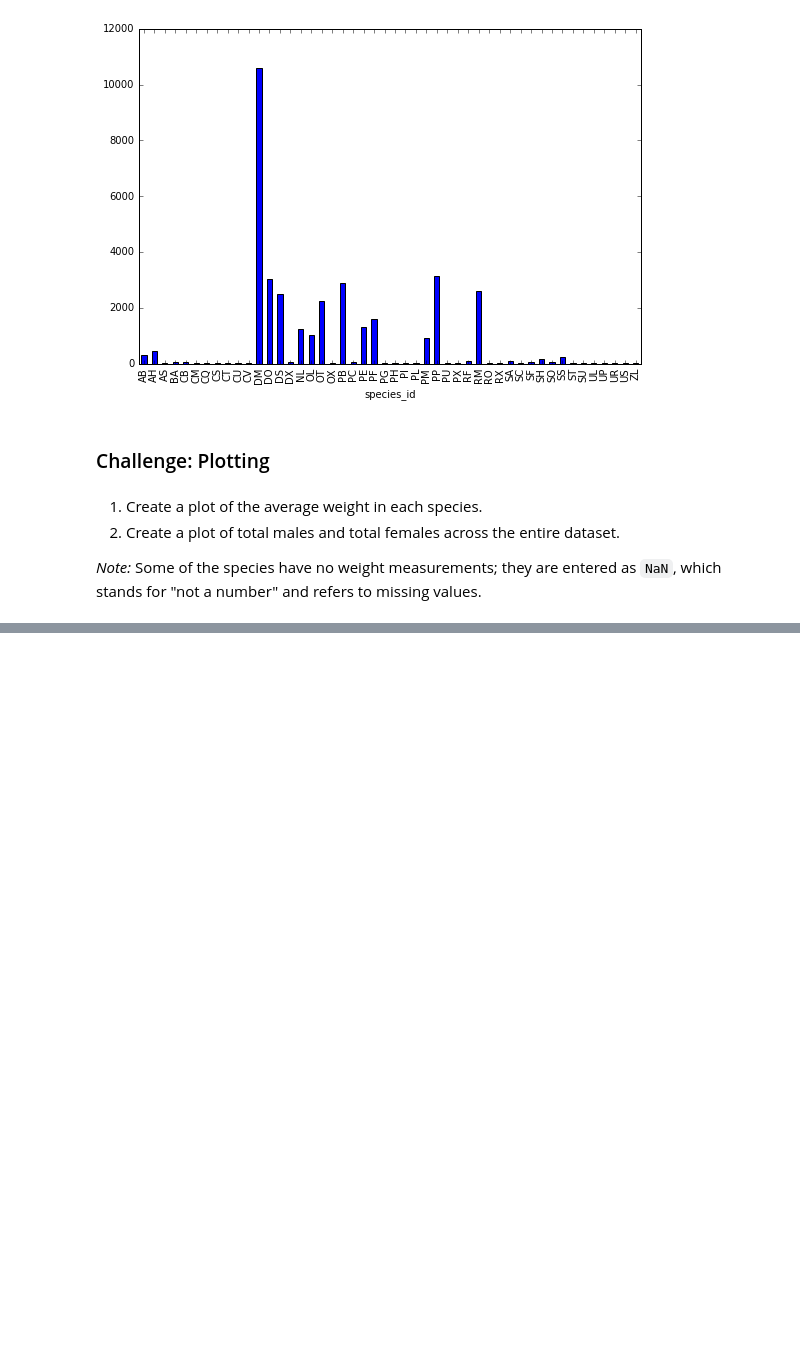
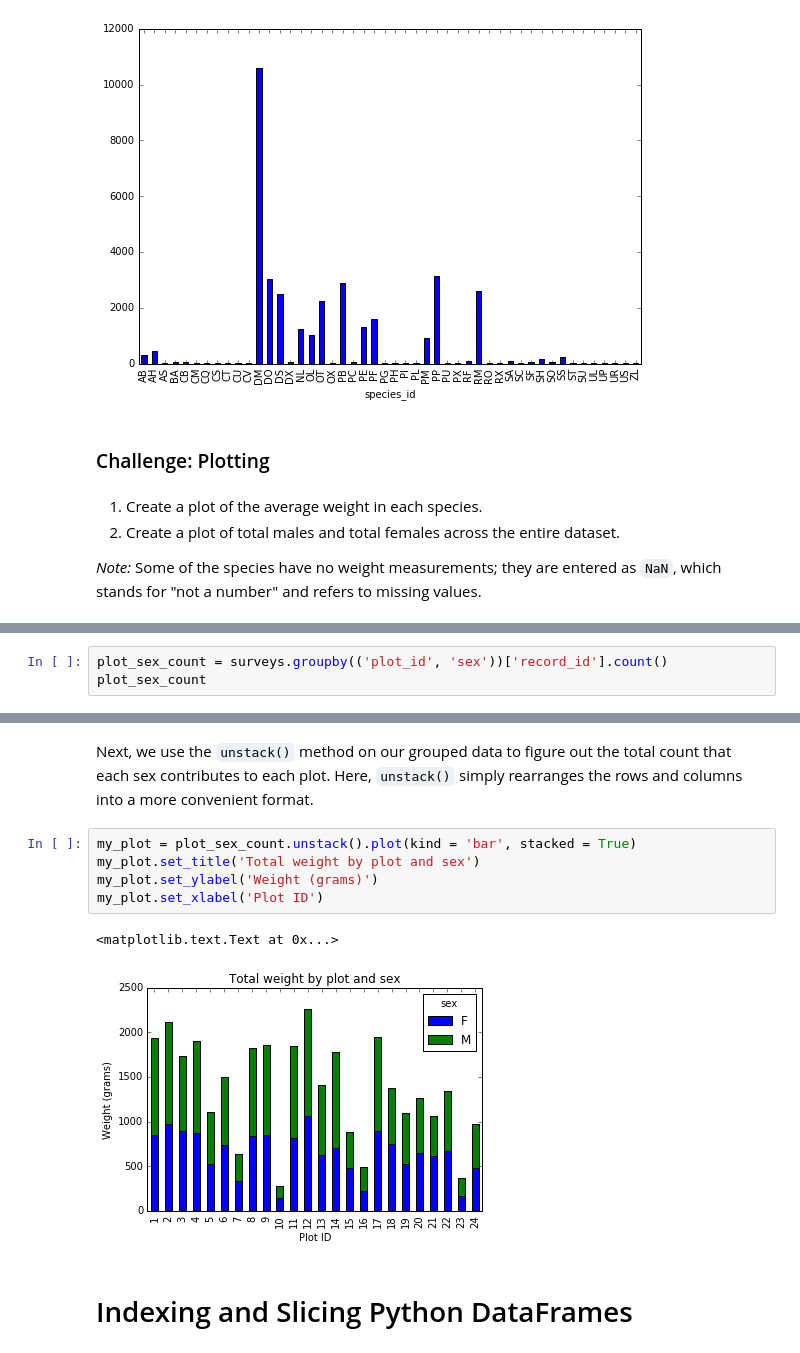
Before and after one commit to arthur-e/swc-workshop, a Jupyter notebook: python-ecology/Python-Intro-Ecology.ipynb, the cells around one changed output, grey strips where cells are left out. Cells and saved outputs as stored; diff of their text form; blank space fills up the shorter version.

Commit message:
Updated Python lesson; added material (and images) on slicing and indexing

```diff
--- a/python-ecology/Python-Intro-Ecology.ipynb
+++ b/python-ecology/Python-Intro-Ecology.ipynb
@@ -596,0 +603,3 @@ species_counts.plot(figsize=(9, 6), kind = 'bar')
+# %%
+plot_sex_count = surveys.groupby(('plot_id', 'sex'))['record_id'].count()
+plot_sex_count
@@ -596,0 +624,13 @@ species_counts.plot(figsize=(9, 6), kind = 'bar')
+# %% [markdown]
+Next, we use the `unstack()` method on our grouped data to figure out the total count that each sex contributes to each plot.
+Here, `unstack()` simply rearranges the rows and columns into a more convenient format.
+# %%
+my_plot = plot_sex_count.unstack().plot(kind = 'bar', stacked = True)
+my_plot.set_title('Total weight by plot and sex')
+my_plot.set_ylabel('Weight (grams)')
+my_plot.set_xlabel('Plot ID')
+# %% [output]
+<matplotlib.text.Text at 0x...>
+[figure, added]
+# %% [markdown]
+# Indexing and Slicing Python DataFrames
```
Also changed, not shown: parts of 53 cells of this notebook, 2 other files.
